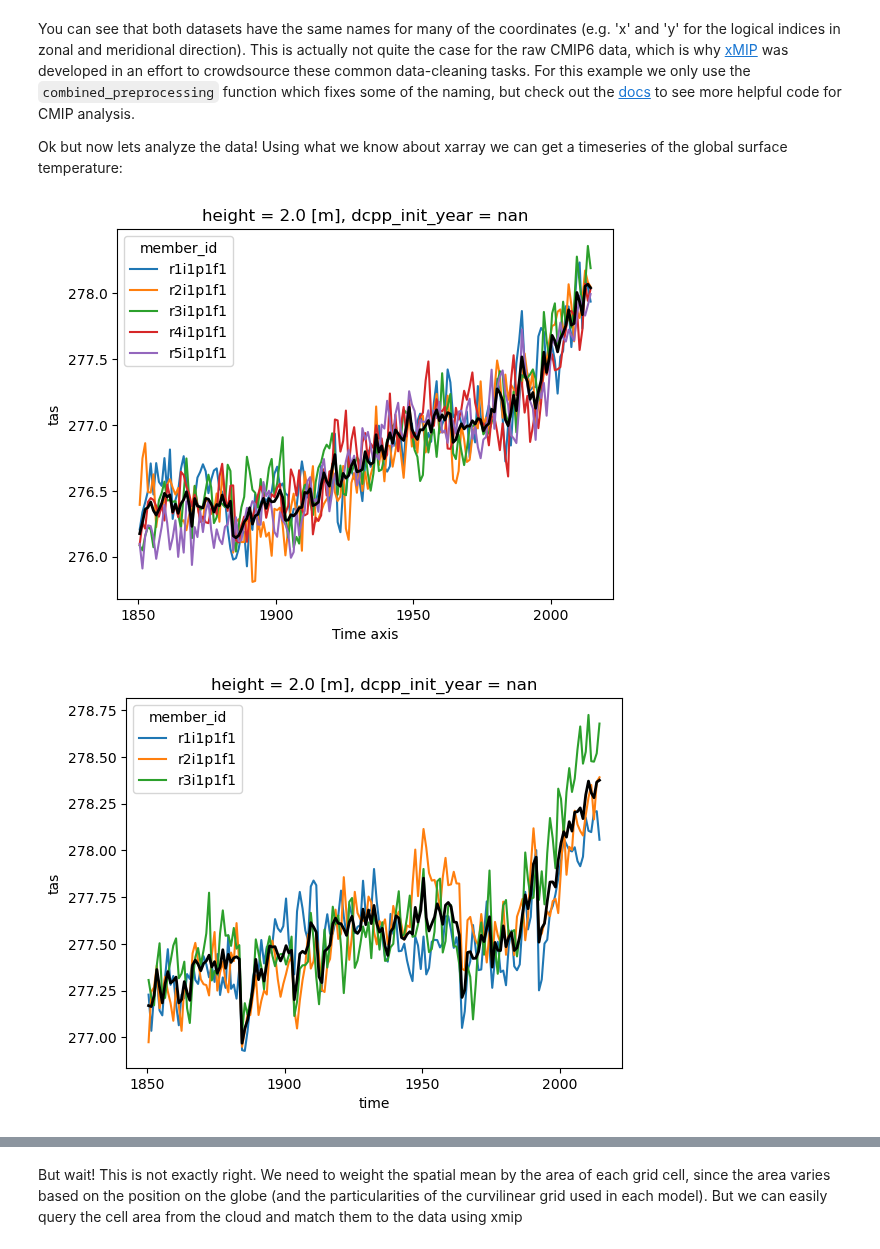
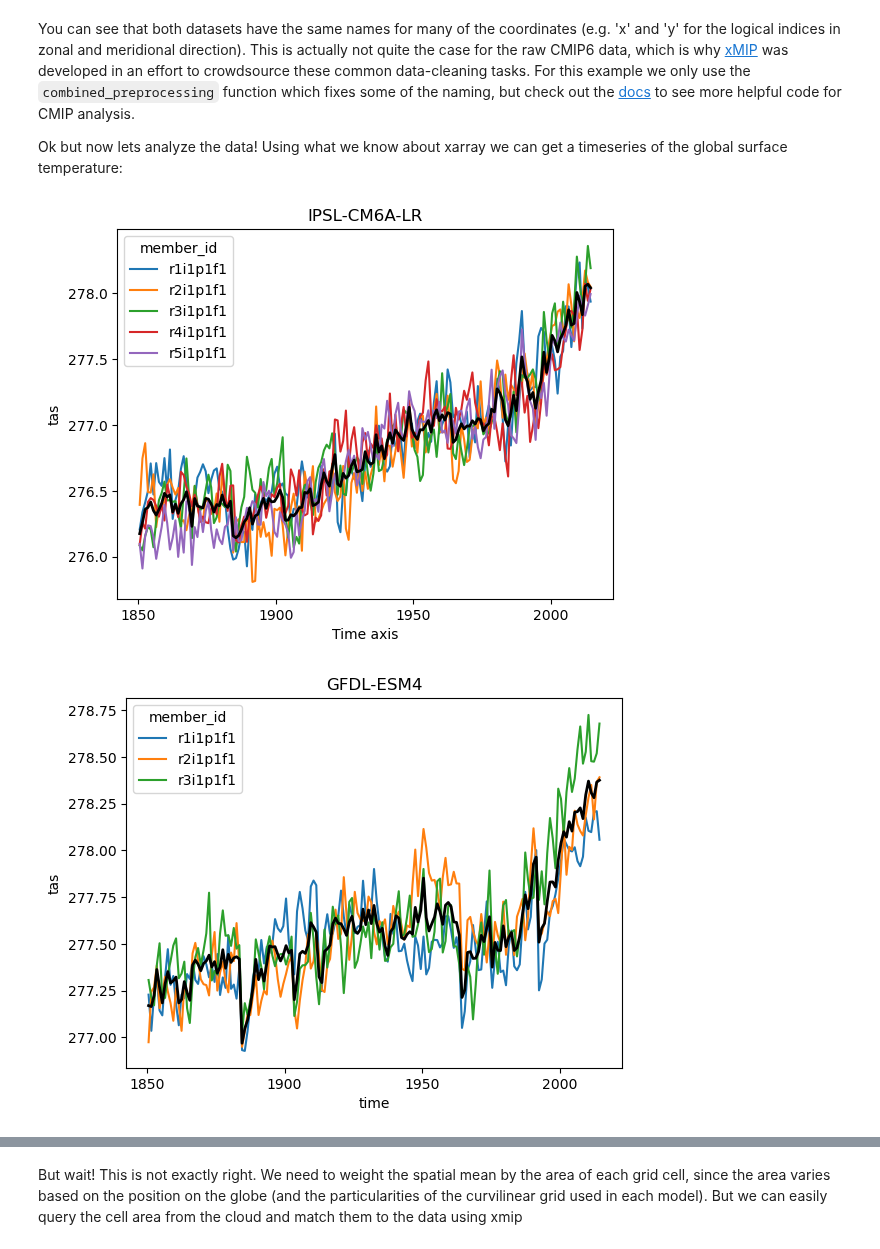
Before and after one commit to earth-env-data-science/earth-env-data-science-book, a Jupyter notebook: src/lectures/models/cmip.ipynb, the cells around one changed output, grey strips where cells are left out. Saved outputs shown, nothing was run; the diff lists cells and outputs as text; code cells hidden in the pictures.

```diff
--- a/src/lectures/models/cmip.ipynb
+++ b/src/lectures/models/cmip.ipynb
@@ -218,14 +241,15 @@ You can see that both datasets have the same names for many of the coordinates (
 
 Ok but now lets analyze the data! Using what we know about xarray we can get a timeseries of the global surface temperature:
 # %%
-import matplotlib.pyplot as plt
+
 for name, ds in ddict.items():
     # construct yearly global mean timeseries
     mean_temp = ds.tas.mean(['x', 'y']).coarsen(time=12).mean()
     plt.figure()
     mean_temp.plot(hue='member_id')
     # lets also plot the average over all members
     mean_temp.mean('member_id').plot(color='k', linewidth=2)
+    plt.title(ds.attrs['source_id']) #Extract the model name right from the dataset metadata
 # %% [output]
-[figure, old version]
+[figure, new version]
-[figure, old version]
+[figure, new version]
```
Also changed, not shown: parts of 20 cells of this notebook.
